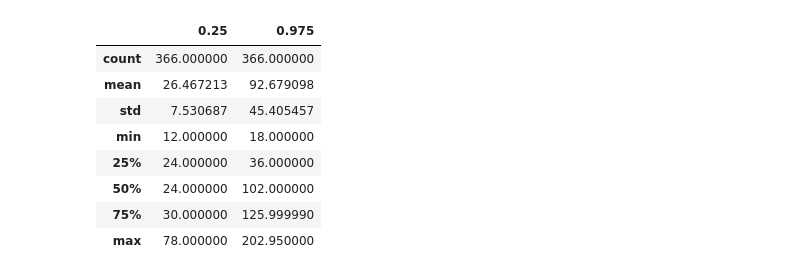
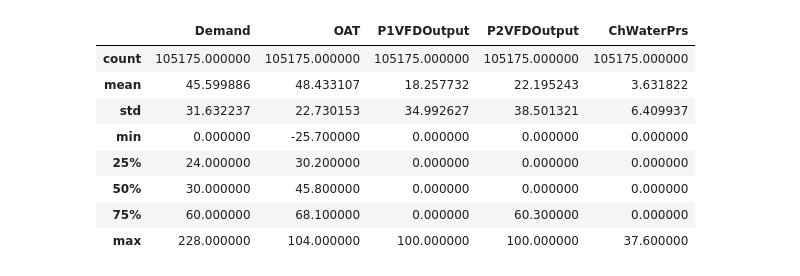
Before and after one commit to bbartling/Data, a Jupyter notebook: dataAnalysis.ipynb, the cells around one changed output. Saved outputs shown, nothing was run; the diff lists cells and outputs as text; code cells hidden in the pictures.

```diff
--- a/dataAnalysis.ipynb
+++ b/dataAnalysis.ipynb
@@ -25,12 +29,12 @@ daily.boxplot()
 # %%
-daily.describe()
+df.describe()
 # %% [output]
-|  | 0.25 | 0.975 |
-| count | 366.000000 | 366.000000 |
-| mean | 26.467213 | 92.679098 |
-| std | 7.530687 | 45.405457 |
-| min | 12.000000 | 18.000000 |
-| 25% | 24.000000 | 36.000000 |
-| 50% | 24.000000 | 102.000000 |
-| 75% | 30.000000 | 125.999990 |
-| max | 78.000000 | 202.950000 |
+|  | Demand | OAT | P1VFDOutput | P2VFDOutput | ChWaterPrs |
+| count | 105175.000000 | 105175.000000 | 105175.000000 | 105175.000000 | 105175.000000 |
+| mean | 45.599886 | 48.433107 | 18.257732 | 22.195243 | 3.631822 |
+| std | 31.632237 | 22.730153 | 34.992627 | 38.501321 | 6.409937 |
+| min | 0.000000 | -25.700000 | 0.000000 | 0.000000 | 0.000000 |
+| 25% | 24.000000 | 30.200000 | 0.000000 | 0.000000 | 0.000000 |
+| 50% | 30.000000 | 45.800000 | 0.000000 | 0.000000 | 0.000000 |
+| 75% | 60.000000 | 68.100000 | 0.000000 | 60.300000 | 0.000000 |
+| max | 228.000000 | 104.000000 | 100.000000 | 100.000000 | 37.600000 |
```
Also changed, not shown: parts of 26 cells of this notebook.
